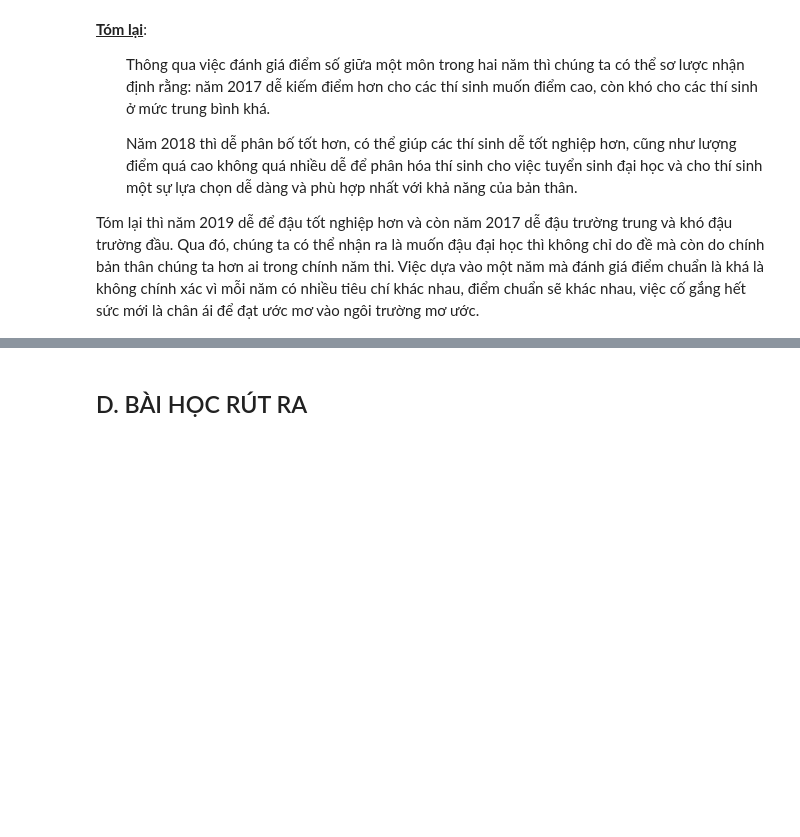
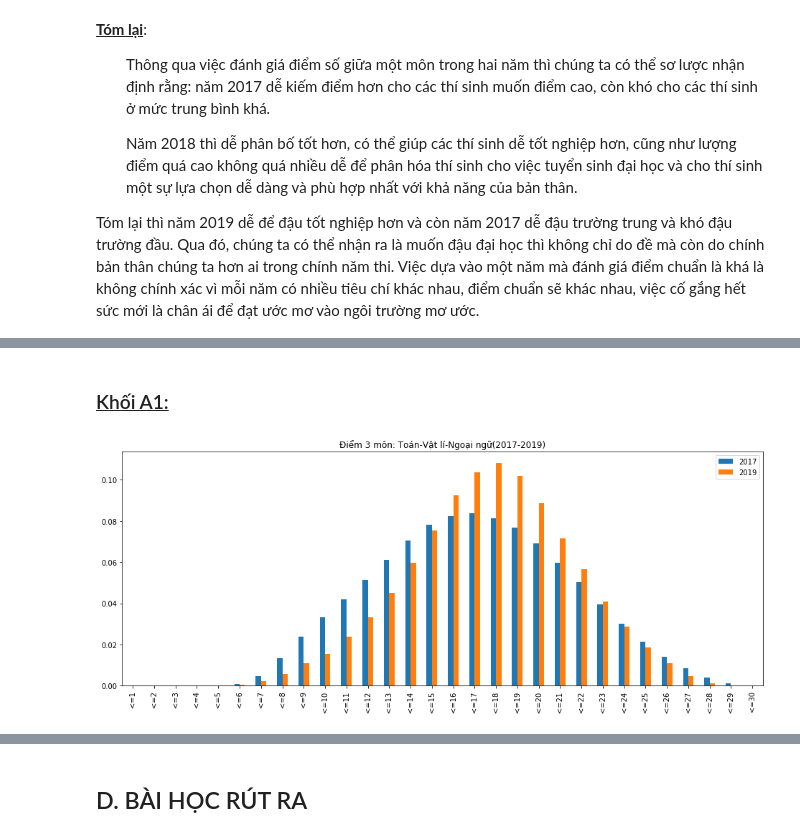
Before and after one commit to ngocbinh53/KHDL, a Jupyter notebook: 1712293-NguyenNgocBinh.ipynb, the cells around one changed output, grey strips where cells are left out. Saved outputs shown, nothing was run; the diff lists cells and outputs as text; code cells hidden in the pictures; blank space fills up the shorter version.

```diff
--- a/1712293-NguyenNgocBinh.ipynb
+++ b/1712293-NguyenNgocBinh.ipynb
@@ -684,0 +743,6 @@ Tóm lại thì năm 2019 dễ để đậu tốt nghiệp hơn và còn năm 20
+# %% [markdown]
+### <u>Khối A1:</u>
+# %%
+diemtheokhoi=chiakhoang('Toán','Vật lí','Ngoại ngữ',(16,6))
+# %% [output]
+[figure, added]
```
Also changed, not shown: parts of 36 cells of this notebook.
